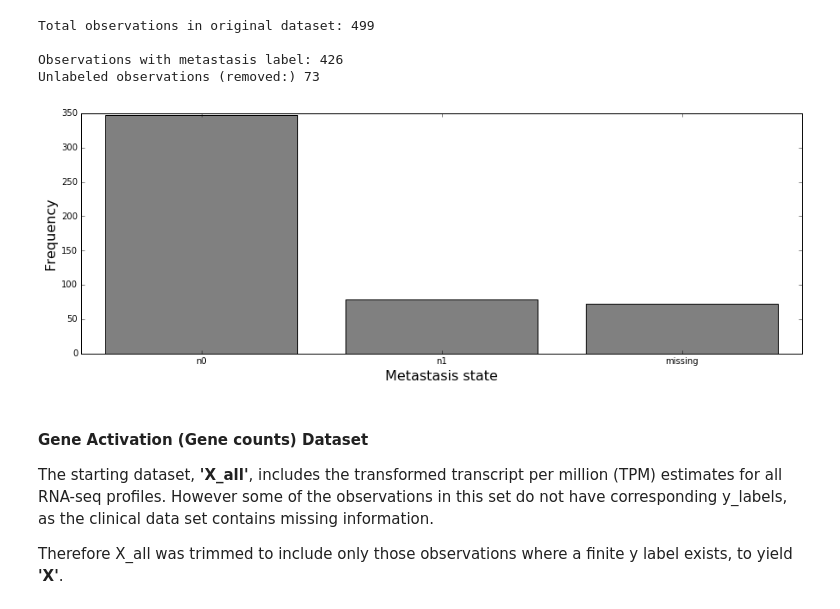
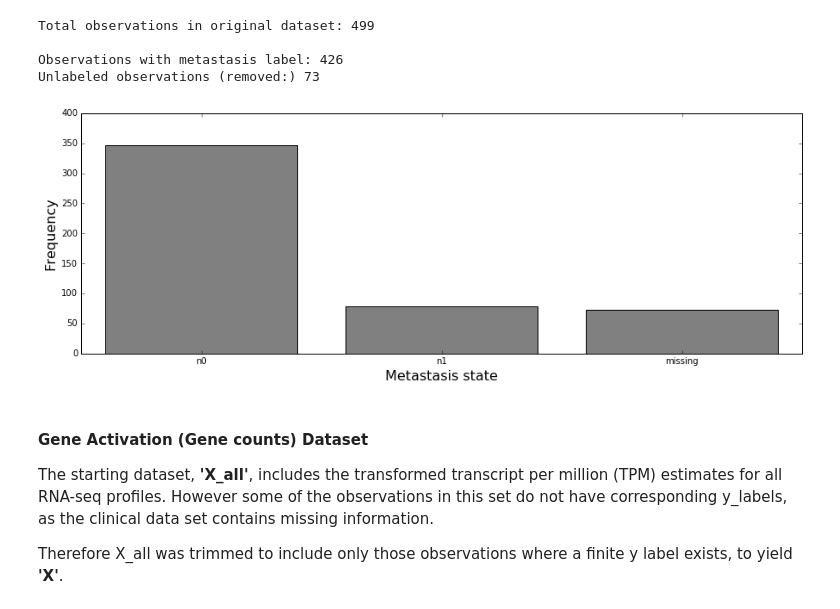
Before and after one commit to CCThompson82/Prostate_metastasis, a Jupyter notebook: PCa_Metastasis.ipynb, the cells around one changed output. Saved outputs shown, nothing was run; the diff lists cells and outputs as text; code cells hidden in the pictures.

```diff
--- a/PCa_Metastasis.ipynb
+++ b/PCa_Metastasis.ipynb
@@ -44,17 +44,18 @@ import matplotlib.pyplot as plt
 # %%
 D = (('n0', y[y =='n0'].shape[0]),
      ('n1', y[y =='n1'].shape[0]),
      ('missing' , len(not_labeled)))
 exp_fig = plt.figure(figsize=(15,5))
 A = exp_fig.add_subplot(1,1,1)
 ind = A.bar(range(0,3), height= [D[0][1], D[1][1], D[2][1]], align='center', color = 'grey')
 A.set_xticks(range(0,3))
 A.set_ylabel('Frequency', fontsize=16)
 A.set_xlabel('Metastasis state', fontsize=16)
+A.set_ylim(0,400)
 A.set_xticklabels([D[0][0], D[1][0], D[2][0]])  #Must be a better way to do this...
 ep = plt.show
 # %% [output]
-[figure, old version]
+[figure, new version]
 # %% [markdown]
 #### Gene Activation (Gene counts) Dataset
 The starting dataset, **'X_all'**, includes the transformed transcript per million (TPM) estimates for all RNA-seq profiles.  However some of the observations in this set do not have corresponding y_labels, as the clinical data set contains missing information.
```
Also changed, not shown: parts of 19 cells of this notebook, 2 other files.
